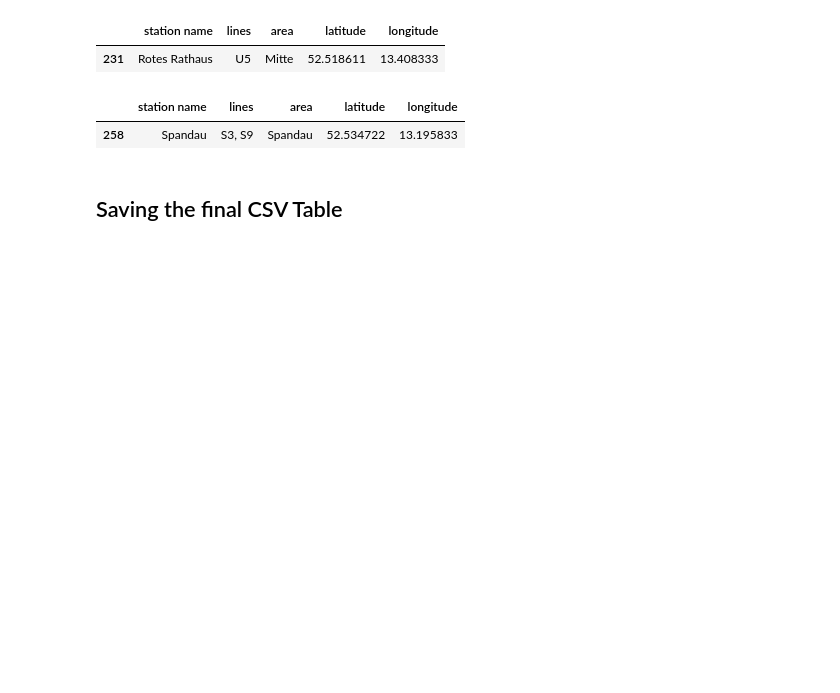
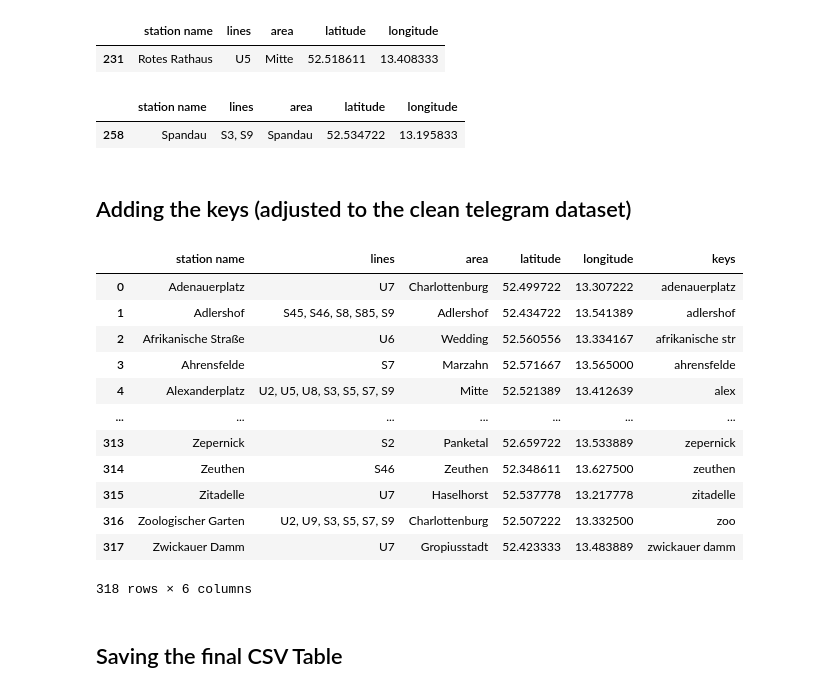
Before and after one commit to akinml/ticket-control-bvg, a Jupyter notebook: notebooks/stations.ipynb, the cells around one changed output. Drawn from its saved outputs; the diff is of its cells as text; code cells hidden in the pictures; blank space fills up the shorter version.

Commit message:
added keys, aligned with cleaned tg data

```diff
--- a/notebooks/stations.ipynb
+++ b/notebooks/stations.ipynb
@@ -402,6 +402,35 @@ stations_df.loc[stations_df["station name"]=="Spandau"]
 # %% [output]
 |  | station name | lines | area | latitude | longitude |
 | 258 | Spandau | S3, S9 | Spandau | 52.534722 | 13.195833 |
+# %% [markdown]
+## Adding the keys (adjusted to the clean telegram dataset)
+# %%
+stations = stations_df["station name"]
+# %%
+stations = [x.replace('ß', 'ss') for x in stations]
+stations = [x.replace('-', ' ') for x in stations]
+stations = [x.lower() for x in stations]
+stations = [x.replace('strasse', 'str') for x in stations]
+stations = [x.replace('alexanderplatz', 'alex') for x in stations]
+stations = [x.replace('zoologischer garten', 'zoo') for x in stations]
+# %%
+stations_df["keys"] = stations
+# %%
+stations_df
+# %% [output]
+|  | station name | lines | area | latitude | longitude | keys |
+| 0 | Adenauerplatz | U7 | Charlottenburg | 52.499722 | 13.307222 | adenauerplatz |
+| 1 | Adlershof | S45, S46, S8, S85, S9 | Adlershof | 52.434722 | 13.541389 | adlershof |
+| 2 | Afrikanische Straße | U6 | Wedding | 52.560556 | 13.334167 | afrikanische str |
+| 3 | Ahrensfelde | S7 | Marzahn | 52.571667 | 13.565000 | ahrensfelde |
+| 4 | Alexanderplatz | U2, U5, U8, S3, S5, S7, S9 | Mitte | 52.521389 | 13.412639 | alex |
+| ... | ... | ... | ... | ... | ... | ... |
+| 313 | Zepernick | S2 | Panketal | 52.659722 | 13.533889 | zepernick |
+| 314 | Zeuthen | S46 | Zeuthen | 52.348611 | 13.627500 | zeuthen |
+| 315 | Zitadelle | U7 | Haselhorst | 52.537778 | 13.217778 | zitadelle |
+| 316 | Zoologischer Garten | U2, U9, S3, S5, S7, S9 | Charlottenburg | 52.507222 | 13.332500 | zoo |
+| 317 | Zwickauer Damm | U7 | Gropiusstadt | 52.423333 | 13.483889 | zwickauer damm |
+318 rows × 6 columns
 # %% [markdown]
 ## Saving the final CSV Table
 # %%
```
Also changed, not shown: parts of 1 cell of this notebook.
